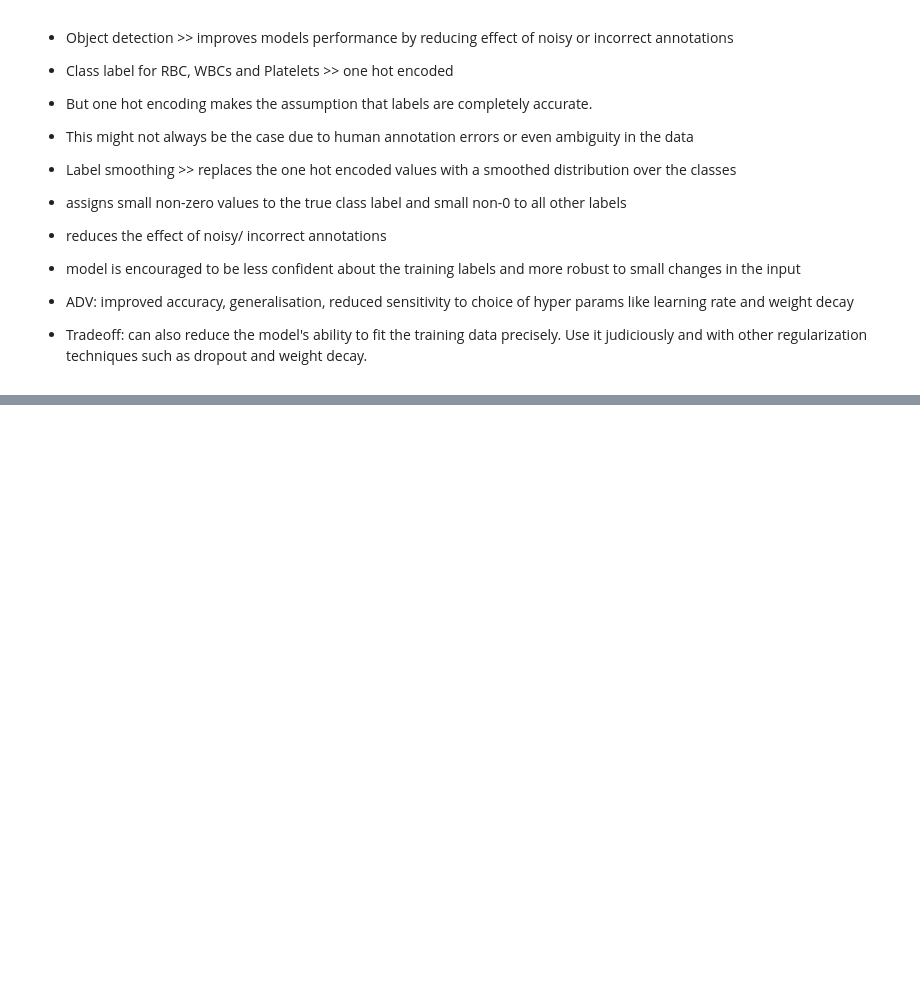
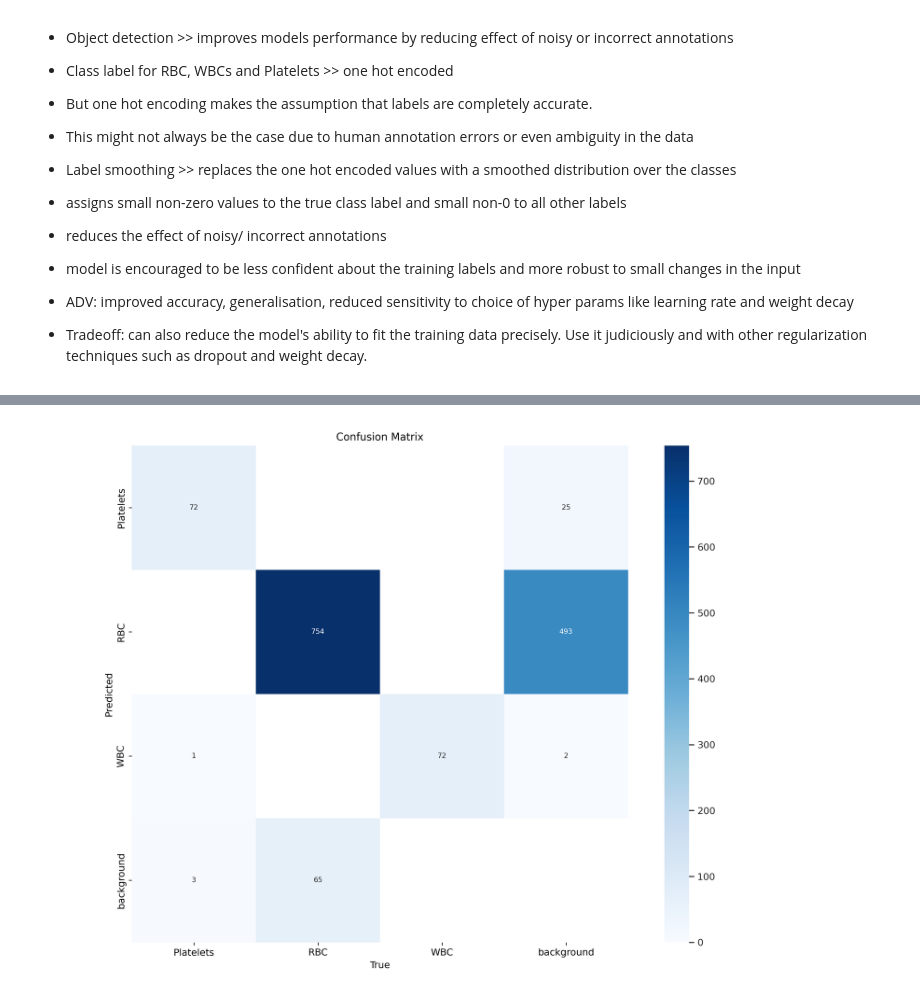
Before and after one commit to Johanna-Jones/BloodCellDetection_YOLO, a Jupyter notebook: V8_run20052024.ipynb, the cells around one changed output, grey strips where cells are left out. Drawn from its saved outputs; the diff is of its cells as text; code cells hidden in the pictures; blank space fills up the shorter version.

```diff
--- a/V8_run20052024.ipynb
+++ b/V8_run20052024.ipynb
@@ -277,0 +335,6 @@ for result in results:
+# %%
+Image(filename =f'runs/detect/val_smthLab_240524/confusion_matrix.png', width = 800)
+
+#background is the False negatives
+# %% [output]
+[figure, added]
```
Also changed, not shown: parts of 9 cells of this notebook.
